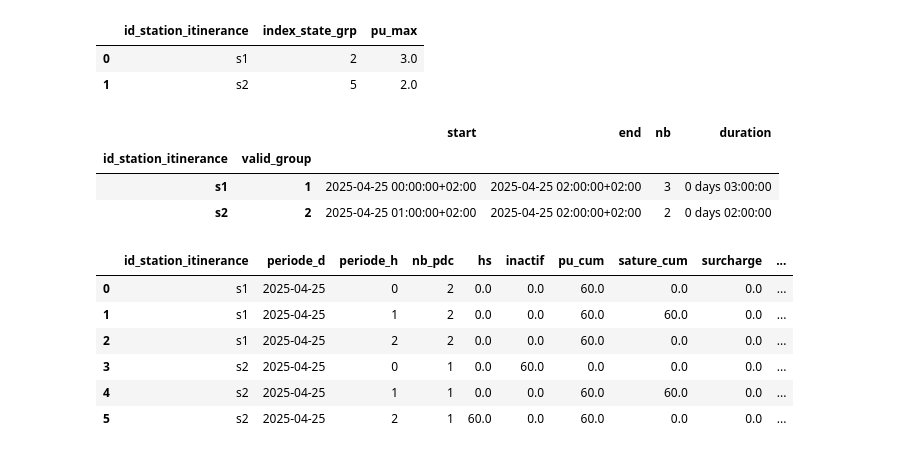
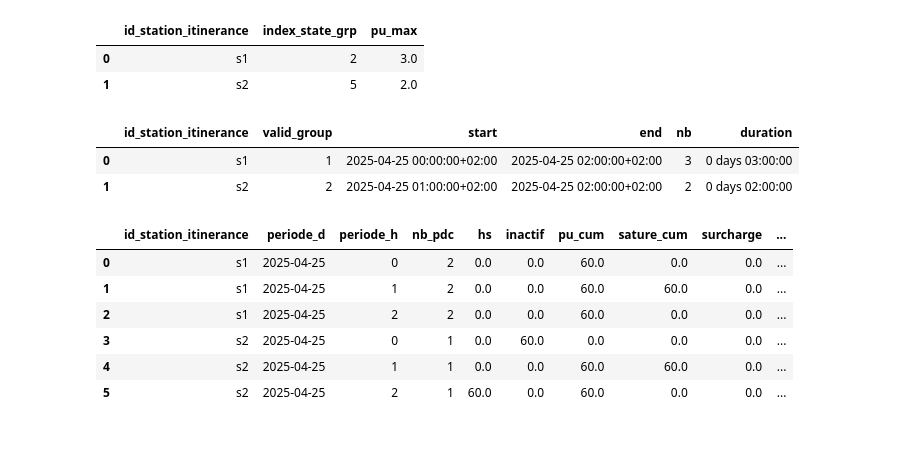
Before and after one commit to loco-labs/qualicharge-rtet, a Jupyter notebook: saturation/source/tests_saturation.ipynb, the cells around one changed output. Saved outputs shown, nothing was run; the diff lists cells and outputs as text; code cells hidden in the pictures.

Commit message:
state_grp_d

```diff
--- a/saturation/source/tests_saturation.ipynb
+++ b/saturation/source/tests_saturation.ipynb
@@ -157,8 +157,8 @@ test = pd.DataFrame({'id_pdc_itinerance': ['p1', 'p1', 'p1', 'p2', 'p2', 'p2', '
                      'state' : ['occupe', 'hors_service', 'occupe', 'libre', 'occupe', 'libre', 'libre', 'occupe', 'hors_service']})
 stations = pd.DataFrame({'id_pdc_itinerance': ['p1', 'p2', 'p3'],
                          'id_station_itinerance': ['s1', 's1', 's2']})
-res = to_sampled_state_grp(test, stations, 'id_station_itinerance', 0.1, 0.2, add_full_use=True)
-res
+sampled_state_station = to_sampled_state_grp(test, stations, 'id_station_itinerance', 0.1, 0.2, add_full_use=True, ad_latency=True)
+sampled_state_station
 # %% [output]
 |  | id_station_itinerance | periode | occupe | hors_service | libre | pleine_utilisation | nb_pdc | hs | ... |
 | 0 | s1 | 2025-04-25 00:00:00+02:00 | 1 | 0 | 1 | 2 | 2 | False | ... |
@@ -177,13 +177,12 @@ hourly_max_pu
 | 0 | s1 | 2 | 3.0 |
 | 1 | s2 | 5 | 2.0 |
 # %%
-max_duration = maxi_duration(res, "id_station_itinerance", "periode", "pu")
+max_duration = maxi_duration(sampled_state_station, "id_station_itinerance", "periode", "pu")
 assert list(max_duration['start']) == [pd.Timestamp('2025-04-25 00:00:00+02:00'), pd.Timestamp('2025-04-25 01:00:00+02:00')]
 assert list(max_duration['duration']) == [pd.Timedelta(hours=3), pd.Timedelta(hours=2)]
 max_duration
 # %% [output]
-|  |  | start | end | nb | duration |
-| id_station_itinerance | valid_group |  |  |  |  |
-| s1 | 1 | 2025-04-25 00:00:00+02:00 | 2025-04-25 02:00:00+02:00 | 3 | 0 days 03:00:00 |
-| s2 | 2 | 2025-04-25 01:00:00+02:00 | 2025-04-25 02:00:00+02:00 | 2 | 0 days 02:00:00 |
+|  | id_station_itinerance | valid_group | start | end | nb | duration |
+| 0 | s1 | 1 | 2025-04-25 00:00:00+02:00 | 2025-04-25 02:00:00+02:00 | 3 | 0 days 03:00:00 |
+| 1 | s2 | 2 | 2025-04-25 01:00:00+02:00 | 2025-04-25 02:00:00+02:00 | 2 | 0 days 02:00:00 |
 # %%
```
Also changed, not shown: parts of 7 cells of this notebook, 1 other file.
